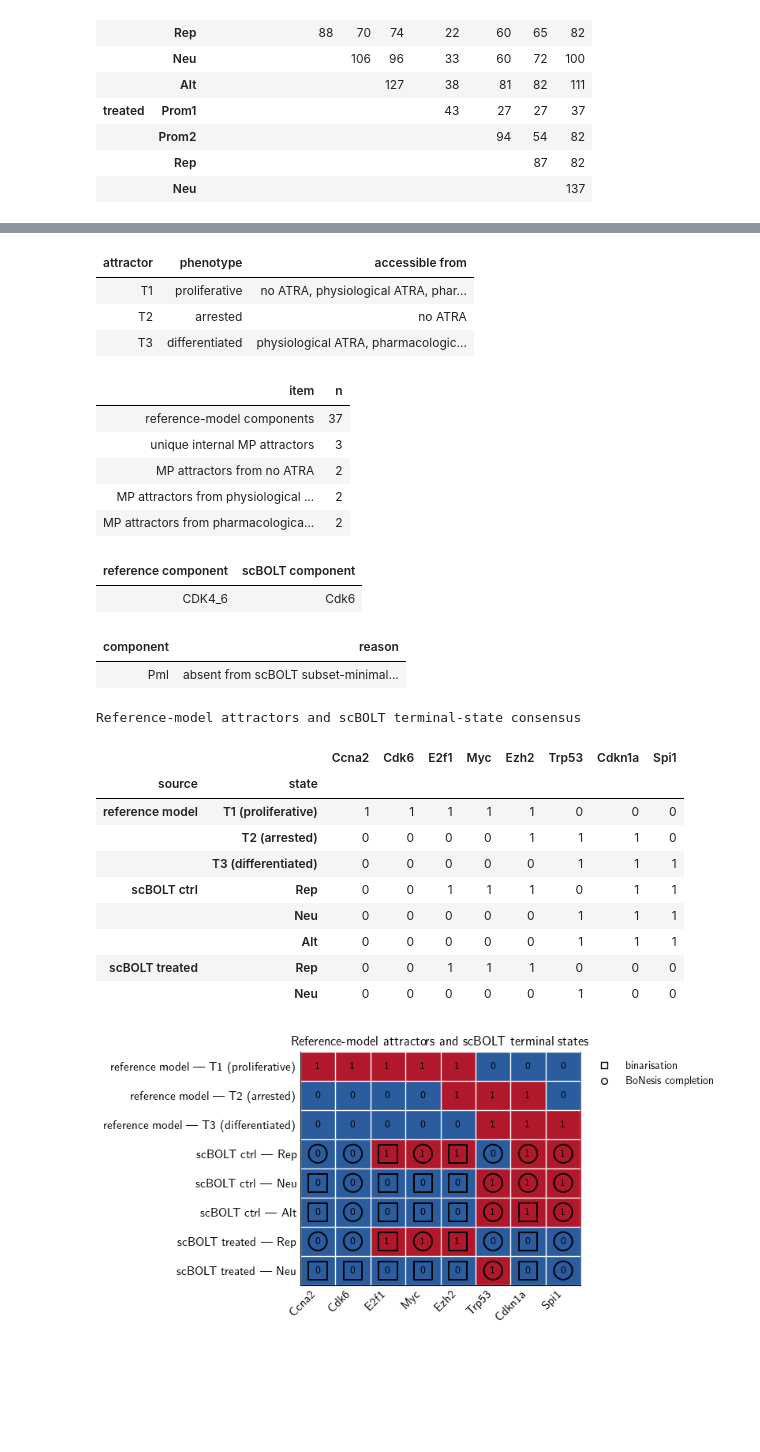
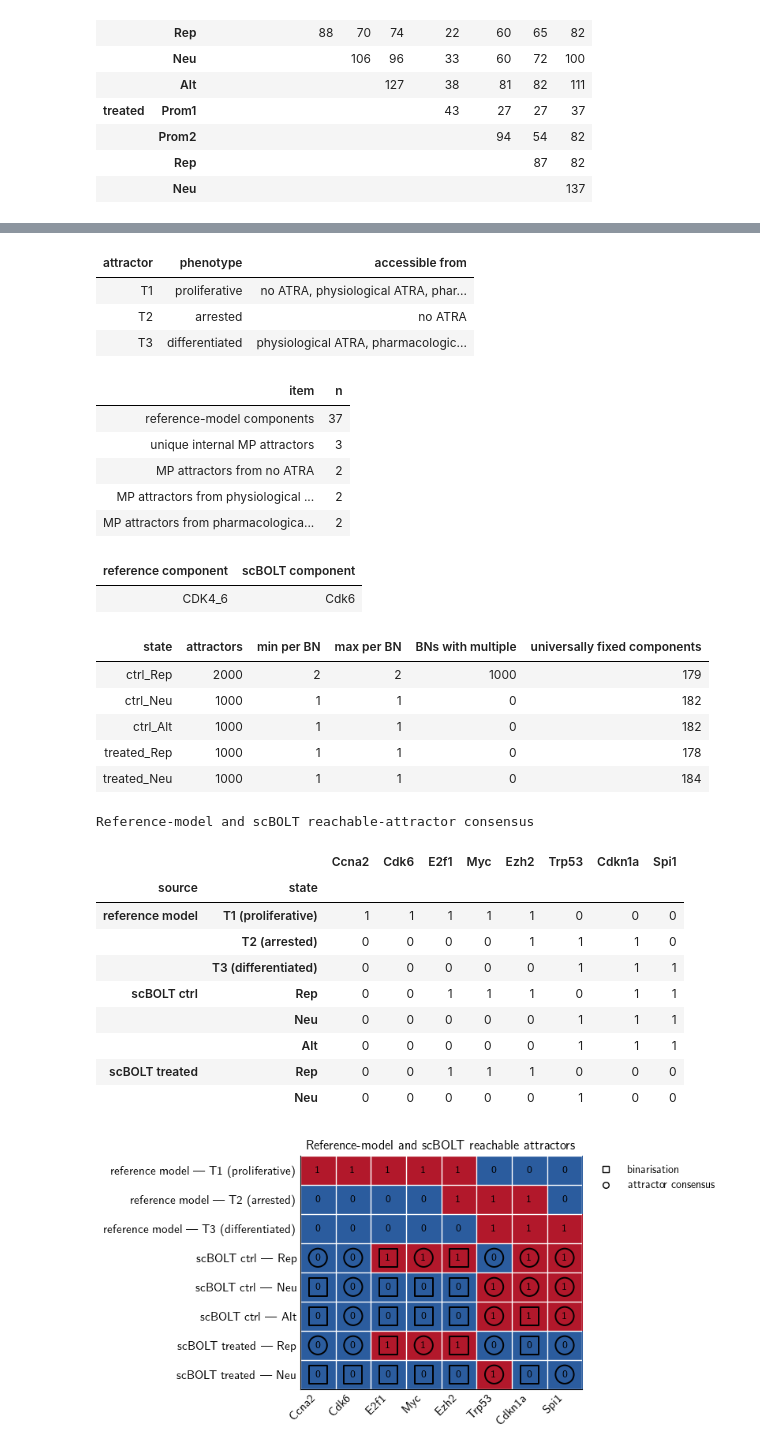
Before and after one commit to Theo-Roncalli/scbolt-case-studies, a Jupyter notebook: apl/notebooks/bn.ipynb, the cells around one changed output, grey strips where cells are left out. Drawn from its saved outputs; the diff is of its cells as text; code cells hidden in the pictures; blank space fills up the shorter version.

Commit message:
reachable attractor distributions

```diff
--- a/apl/notebooks/bn.ipynb
+++ b/apl/notebooks/bn.ipynb
@@ -164,7 +165,6 @@ REFERENCE_MODEL_PANEL_COMPONENTS = [
     "Ezh2",
     "Trp53",
     "Cdkn1a",
-    "Pml",
     "Spi1",
 ]
 SCBOLT_TERMINAL_STATES = {
@@ -1256,15 +1370,6 @@ if excluded_panel_components:
         ).style.hide(axis="index")
     )
 
-(
-    scbolt_reachable_attractors,
-    scbolt_reachable_attractor_counts,
-) = collect_reachable_attractors(
-    mpbns,
-    mpbn_configs,
-    SCBOLT_TERMINAL_STATES.values(),
-)
-
 reachable_attractor_summary = pd.DataFrame(
     [
         {
@@ -1318,34 +1423,38 @@ plt.tight_layout()
 plt.savefig(FIGURE_DIR / "reference_model_state_comparison.pdf", bbox_inches="tight")
 plt.show()
 plt.close()
 # %% [output]
 | phenotype | components |
 | proliferative | E2f1, Myc |
 | arrested | Cdkn1a, Cdkn1b, Trp53 |
 | differentiated | Spi1, CEBPAB, Rarb |
 | attractor | phenotype | accessible from |
 | T1 | proliferative | no ATRA, physiological ATRA, phar... |
 | T2 | arrested | no ATRA |
 | T3 | differentiated | physiological ATRA, pharmacologic... |
 | item | n |
 | reference-model components | 37 |
 | unique internal MP attractors | 3 |
 | MP attractors from no ATRA | 2 |
 | MP attractors from physiological ... | 2 |
 | MP attractors from pharmacologica... | 2 |
 | reference component | scBOLT component |
 | CDK4_6 | Cdk6 |
-| component | reason |
-| Pml | absent from scBOLT subset-minimal... |
+| state | attractors | min per BN | max per BN | BNs with multiple | universally fixed components |
+| ctrl_Rep | 2000 | 2 | 2 | 1000 | 179 |
+| ctrl_Neu | 1000 | 1 | 1 | 0 | 182 |
+| ctrl_Alt | 1000 | 1 | 1 | 0 | 182 |
+| treated_Rep | 1000 | 1 | 1 | 0 | 178 |
+| treated_Neu | 1000 | 1 | 1 | 0 | 184 |
-Reference-model attractors and scBOLT terminal-state consensus
+Reference-model and scBOLT reachable-attractor consensus
 |  |  | Ccna2 | Cdk6 | E2f1 | Myc | Ezh2 | Trp53 | Cdkn1a | Spi1 |
 | source | state |  |  |  |  |  |  |  |  |
 | reference model | T1 (proliferative) | 1 | 1 | 1 | 1 | 1 | 0 | 0 | 0 |
 |  | T2 (arrested) | 0 | 0 | 0 | 0 | 1 | 1 | 1 | 0 |
 |  | T3 (differentiated) | 0 | 0 | 0 | 0 | 0 | 1 | 1 | 1 |
 | scBOLT ctrl | Rep | 0 | 0 | 1 | 1 | 1 | 0 | 1 | 1 |
 |  | Neu | 0 | 0 | 0 | 0 | 0 | 1 | 1 | 1 |
 |  | Alt | 0 | 0 | 0 | 0 | 0 | 1 | 1 | 1 |
 | scBOLT treated | Rep | 0 | 0 | 1 | 1 | 1 | 0 | 0 | 0 |
 |  | Neu | 0 | 0 | 0 | 0 | 0 | 1 | 0 | 0 |
-[figure, old version]
+[figure, new version]
```
Also changed, not shown: parts of 16 cells of this notebook.
